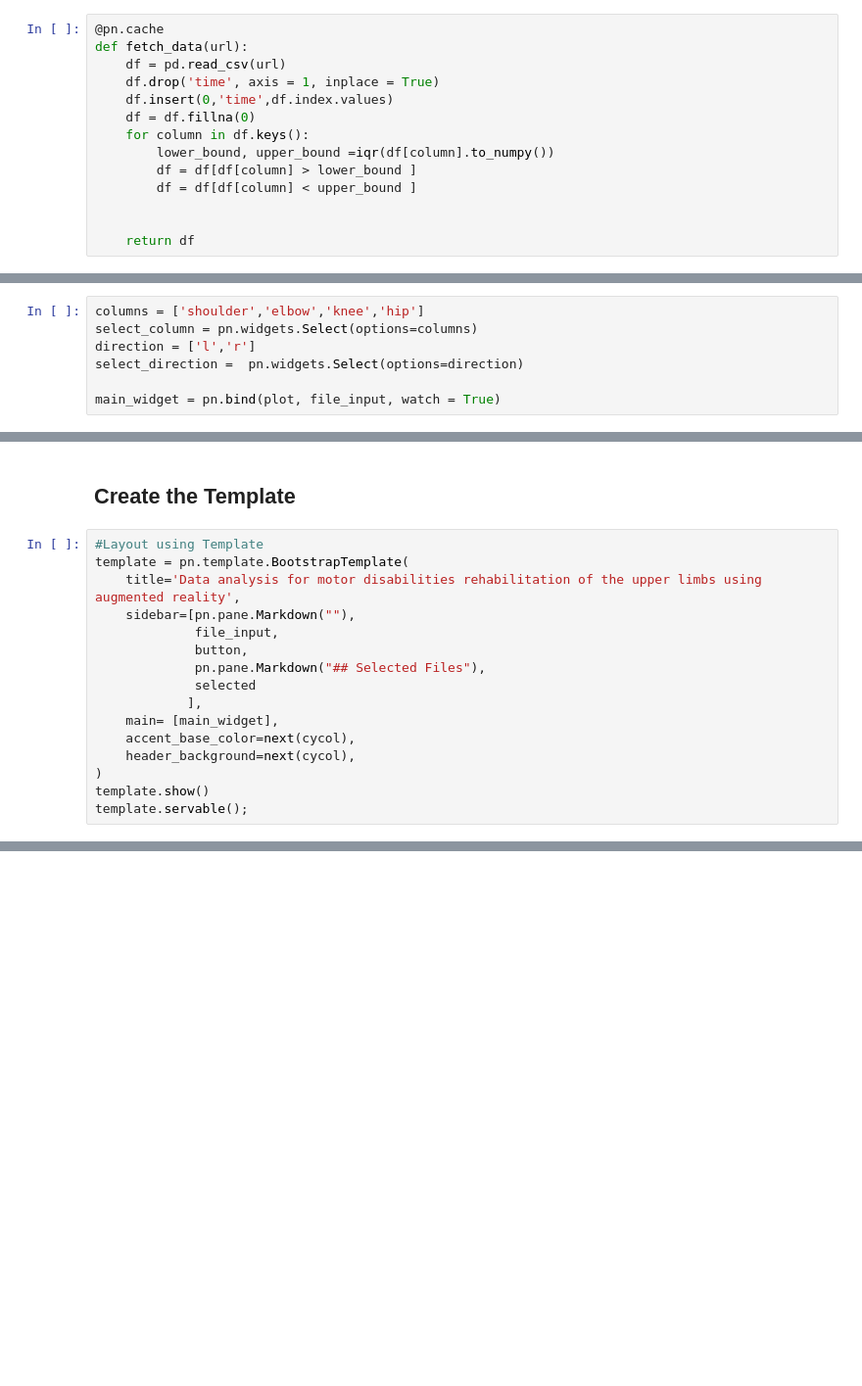
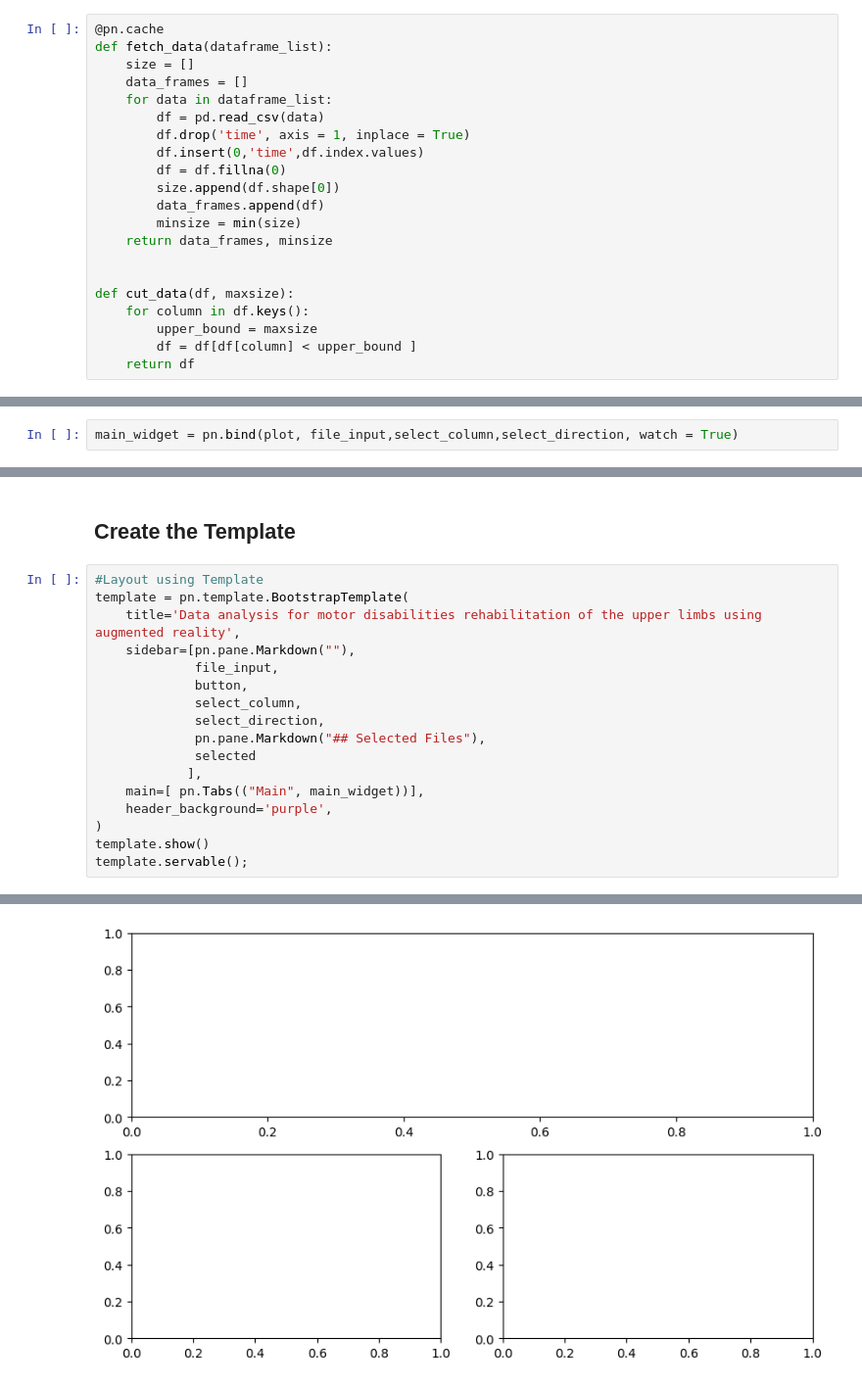
Before and after one commit to x86girl/panel_dashboard, a Jupyter notebook: Interactive_dashboard.ipynb, the cells around one changed output, grey strips where cells are left out. Shown at 98% size. Saved outputs shown, nothing was run; the diff lists cells and outputs as text; blank space fills up the shorter version.

Commit message:
Open files and create the main graph.

```diff
--- a/Interactive_dashboard.ipynb
+++ b/Interactive_dashboard.ipynb
@@ -35,17 +42,24 @@ def iqr(array):
     return lower_bound, upper_bound
 # %%
 @pn.cache
-def fetch_data(url):
-    df = pd.read_csv(url)
-    df.drop('time', axis = 1, inplace = True)
-    df.insert(0,'time',df.index.values)
-    df = df.fillna(0)
-    for column in df.keys():
-        lower_bound, upper_bound =iqr(df[column].to_numpy())
-        df = df[df[column] > lower_bound ]
-        df = df[df[column] < upper_bound ]
+def fetch_data(dataframe_list):
+    size = []
+    data_frames = []
+    for data in dataframe_list:
+        df = pd.read_csv(data)
+        df.drop('time', axis = 1, inplace = True)
+        df.insert(0,'time',df.index.values)
+        df = df.fillna(0)
+        size.append(df.shape[0])
+        data_frames.append(df)
+        minsize = min(size)
+    return data_frames, minsize
 
 
+def cut_data(df, maxsize):
+    for column in df.keys():
+        upper_bound = maxsize
+        df = df[df[column] < upper_bound ]
     return df
 # %% [markdown]
 ## Define widgets
@@ -139,9 +137,4 @@ button.on_click(b)
 # %% [output]
 Watcher(inst=Button(button_type='primary', name='Debug'), cls=<class 'panel.widgets.button.Button'>, fn=<function b at 0x...>, mode='args', onlychanged=False, parameter_names=('clicks',), what='value' ...
 # %%
-columns = ['shoulder','elbow','knee','hip']
-select_column = pn.widgets.Select(options=columns)
-direction = ['l','r']
-select_direction =  pn.widgets.Select(options=direction)
-
-main_widget = pn.bind(plot, file_input, watch = True)
+main_widget = pn.bind(plot, file_input,select_column,select_direction, watch = True)
@@ -164,12 +147,13 @@ template = pn.template.BootstrapTemplate(
     sidebar=[pn.pane.Markdown(""),
              file_input,
              button,
+             select_column,
+             select_direction,
              pn.pane.Markdown("## Selected Files"),
              selected
             ],
-    main= [main_widget],
-    accent_base_color=next(cycol),
-    header_background=next(cycol),
+    main=[ pn.Tabs(("Main", main_widget))],
+    header_background='purple',
 )
 template.show()
 template.servable();
@@ -180,0 +164 @@ Launching server at http://localhost:41983
+[figure, added]
```
Also changed, not shown: parts of 11 cells of this notebook.
